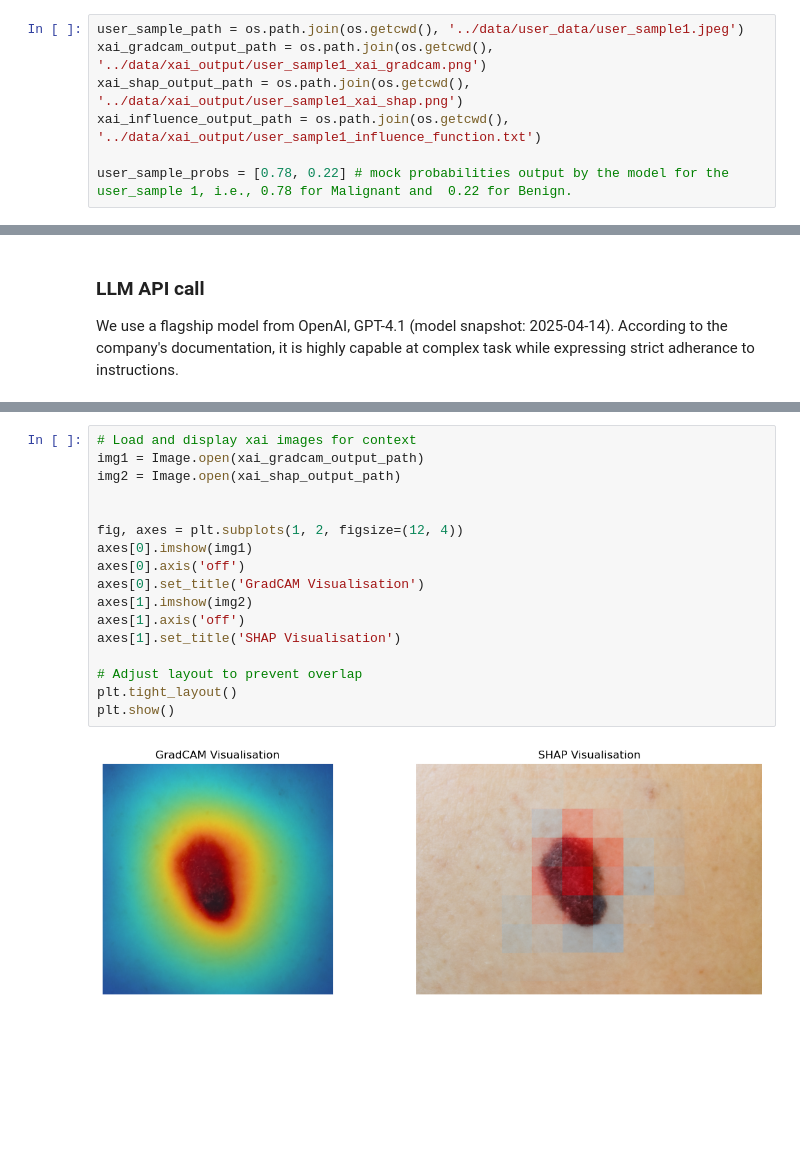
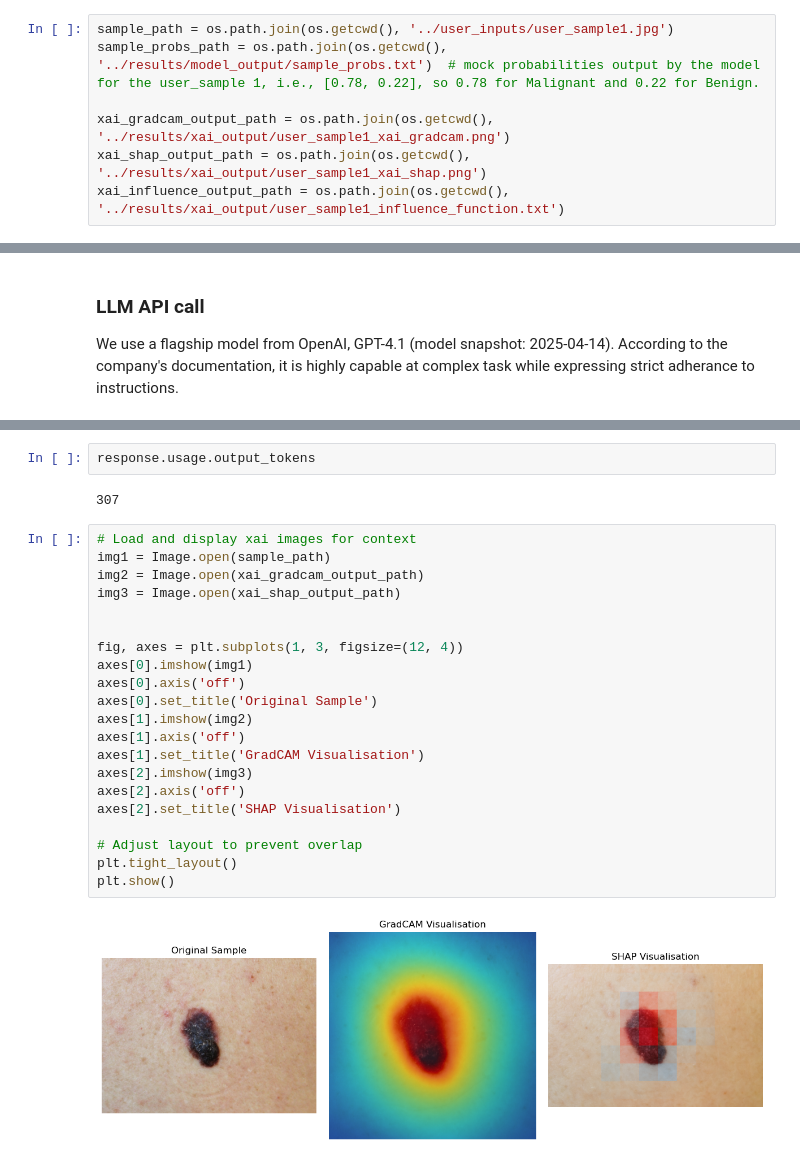
Before and after one commit to msc-ai-lab/thesis-project, a Jupyter notebook: notebooks/01_llm_api.ipynb, the cells around one changed output, grey strips where cells are left out. Cells and saved outputs as stored; diff of their text form; blank space fills up the shorter version.

```diff
--- a/notebooks/01_llm_api.ipynb
+++ b/notebooks/01_llm_api.ipynb
@@ -29,12 +31,12 @@ client = OpenAI(api_key=key,
 
 `*xai_influence_output_path*` is where a mock output from the influence function is stored. Actual output should rank scores for training cases (samples) from the most to the least influencial for the current prediction. For our survey we can present 10 top influencial, but for LLM call we could pass more (50-100), the model can then run some statistical analysis.
 # %%
-user_sample_path = os.path.join(os.getcwd(), '../data/user_data/user_sample1.jpeg')
-xai_gradcam_output_path = os.path.join(os.getcwd(), '../data/xai_output/user_sample1_xai_gradcam.png')
-xai_shap_output_path = os.path.join(os.getcwd(), '../data/xai_output/user_sample1_xai_shap.png')
-xai_influence_output_path = os.path.join(os.getcwd(), '../data/xai_output/user_sample1_influence_function.txt')
+sample_path = os.path.join(os.getcwd(), '../user_inputs/user_sample1.jpg')
+sample_probs_path = os.path.join(os.getcwd(), '../results/model_output/sample_probs.txt')  # mock probabilities output by the model for the user_sample 1, i.e., [0.78, 0.22], so 0.78 for Malignant and 0.22 for Benign.
 
-user_sample_probs = [0.78, 0.22] # mock probabilities output by the model for the user_sample 1, i.e., 0.78 for Malignant and  0.22 for Benign.
+xai_gradcam_output_path = os.path.join(os.getcwd(), '../results/xai_output/user_sample1_xai_gradcam.png')
+xai_shap_output_path = os.path.join(os.getcwd(), '../results/xai_output/user_sample1_xai_shap.png')
+xai_influence_output_path = os.path.join(os.getcwd(), '../results/xai_output/user_sample1_influence_function.txt')
 # %%
 # Function to encode the images to base64 byte objects in string format
 def encode_image(image_path):
@@ -116,19 +123,27 @@ Although the model provides a clear explanation for its prediction, this analysi
+# %%
+response.usage.output_tokens
+# %% [output]
+307
 # %%
 # Load and display xai images for context
-img1 = Image.open(xai_gradcam_output_path)
-img2 = Image.open(xai_shap_output_path)
+img1 = Image.open(sample_path)
+img2 = Image.open(xai_gradcam_output_path)
+img3 = Image.open(xai_shap_output_path)
 
 
-fig, axes = plt.subplots(1, 2, figsize=(12, 4))
+fig, axes = plt.subplots(1, 3, figsize=(12, 4))
 axes[0].imshow(img1)
 axes[0].axis('off')
-axes[0].set_title('GradCAM Visualisation')
+axes[0].set_title('Original Sample')
 axes[1].imshow(img2)
 axes[1].axis('off')
-axes[1].set_title('SHAP Visualisation')
+axes[1].set_title('GradCAM Visualisation')
+axes[2].imshow(img3)
+axes[2].axis('off')
+axes[2].set_title('SHAP Visualisation')
 
 # Adjust layout to prevent overlap
 plt.tight_layout()
 plt.show()
 # %% [output]
-[figure, old version]
+[figure, new version]
```
Also changed, not shown: parts of 4 cells of this notebook, 6 other files.
